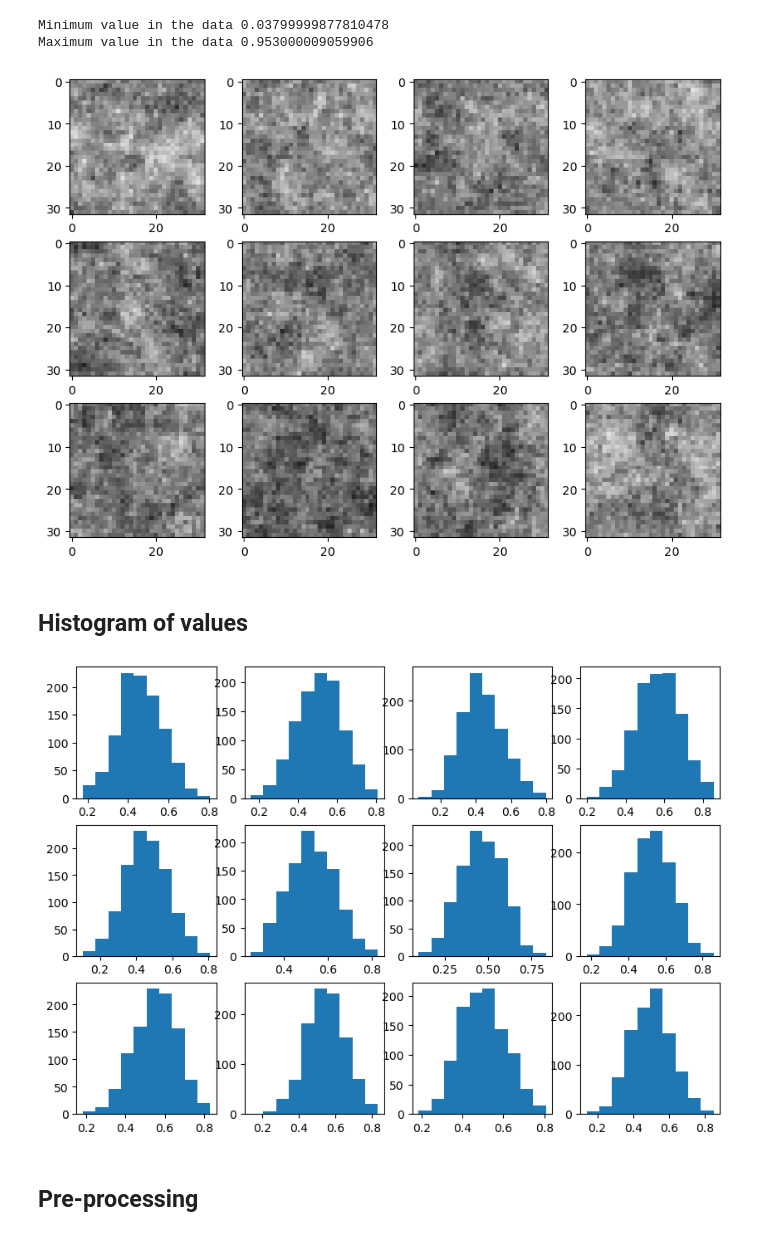
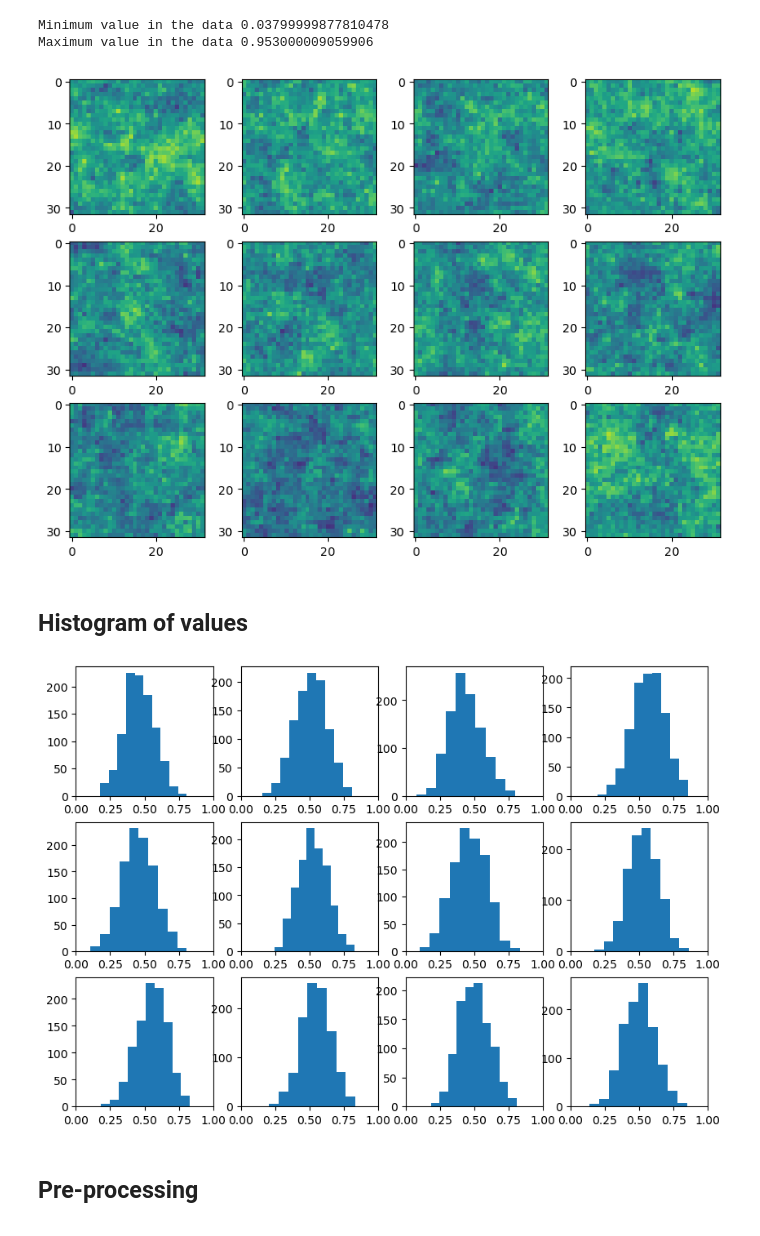
Before and after one commit to elizavetasemenova/PriorCVAE_JAX, a Jupyter notebook: experiments/population_genetics/notebooks/data_exploration.ipynb, the cells around one changed output. Saved outputs shown, nothing was run; the diff lists cells and outputs as text; code cells hidden in the pictures.

```diff
--- a/experiments/population_genetics/notebooks/data_exploration.ipynb
+++ b/experiments/population_genetics/notebooks/data_exploration.ipynb
@@ -38,11 +38,11 @@ Maximum value in the data 0.953000009059906
 # %%
 fig, axs = plt.subplots(3, 4, figsize=(10, 7))
 for i, d in enumerate(prior_data[1000: 1000 + n_plot]):
     rows = int(i//4)
     cols = int(i%4)
-    axs[rows][cols].imshow(d.reshape((32, 32)), vmin=0, vmax=1, cmap="gray")
+    axs[rows][cols].imshow(d.reshape((32, 32)), vmin=0, vmax=1)
 # %% [output]
-[figure, old version]
+[figure, new version]
 # %% [markdown]
 ## Histogram of values
 # %%
@@ -51,9 +51,9 @@ for i, d in enumerate(prior_data[:n_plot]):
     rows = int(i//4)
     cols = int(i%4)
     axs[rows][cols].hist(d.reshape((-1,)))
-#     axs[rows][cols].set_xlim([0, 1])
+    axs[rows][cols].set_xlim([0, 1])
 # %% [output]
-[figure, old version]
+[figure, new version]
 # %% [markdown]
 ## Pre-processing
 # %%
```
Also changed, not shown: parts of 4 cells of this notebook, 2 other files.
